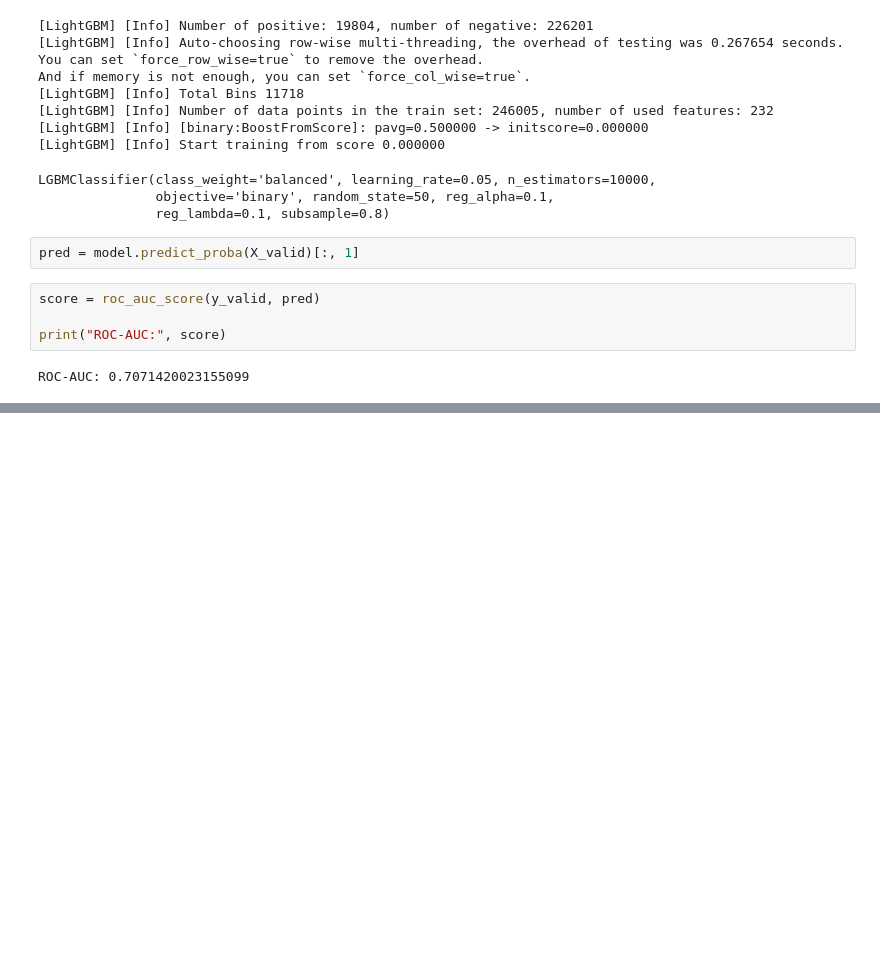
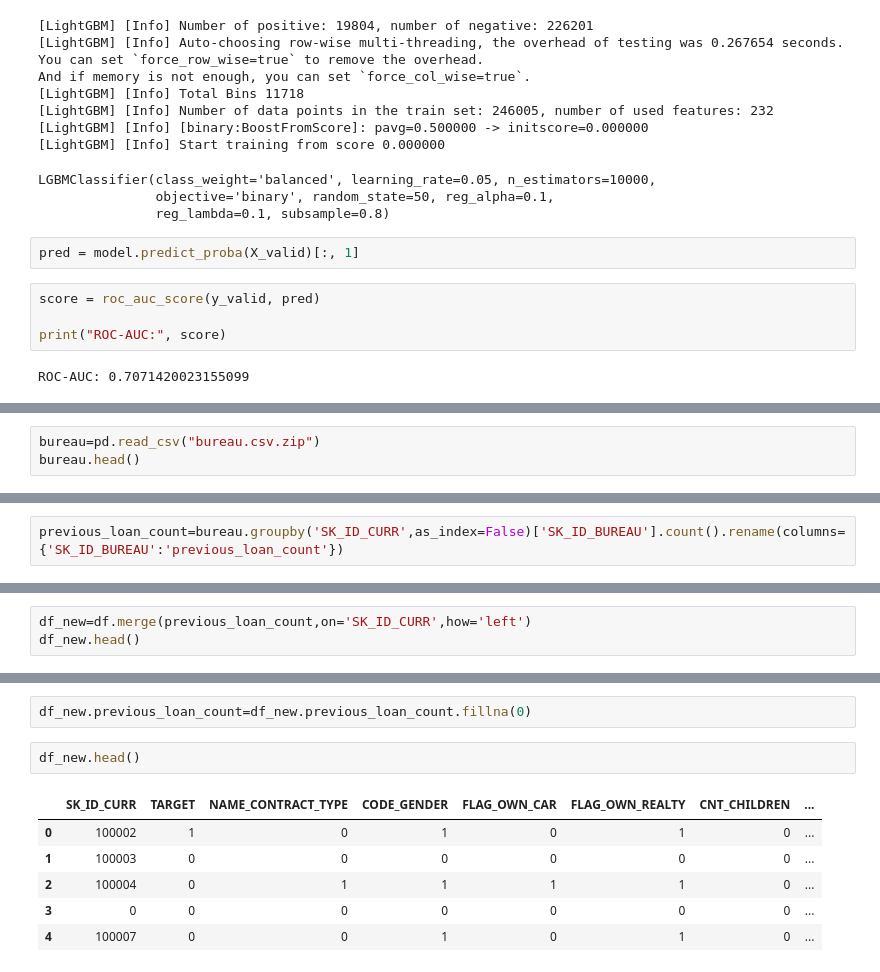
Before and after one commit to yuvraj619/Home_Credit_Default_Risk, a Jupyter notebook: home_credit_default_risk.ipynb, the cells around one changed output, grey strips where cells are left out. Drawn from its saved outputs; the diff is of its cells as text; blank space fills up the shorter version.

```diff
--- a/home_credit_default_risk.ipynb
+++ b/home_credit_default_risk.ipynb
@@ -570,0 +573,3 @@ ROC-AUC: 0.7071420023155099
+# %%
+bureau=pd.read_csv("bureau.csv.zip")
+bureau.head()
@@ -570,0 +583,2 @@ ROC-AUC: 0.7071420023155099
+# %%
+previous_loan_count=bureau.groupby('SK_ID_CURR',as_index=False)['SK_ID_BUREAU'].count().rename(columns={'SK_ID_BUREAU':'previous_loan_count'})
@@ -570,0 +594,3 @@ ROC-AUC: 0.7071420023155099
+# %%
+df_new=df.merge(previous_loan_count,on='SK_ID_CURR',how='left')
+df_new.head()
@@ -570,0 +604,11 @@ ROC-AUC: 0.7071420023155099
+# %%
+df_new.previous_loan_count=df_new.previous_loan_count.fillna(0)
+# %%
+df_new.head()
+# %% [output]
+|  | SK_ID_CURR | TARGET | NAME_CONTRACT_TYPE | CODE_GENDER | FLAG_OWN_CAR | FLAG_OWN_REALTY | CNT_CHILDREN | ... |
+| 0 | 100002 | 1 | 0 | 1 | 0 | 1 | 0 | ... |
+| 1 | 100003 | 0 | 0 | 0 | 0 | 0 | 0 | ... |
+| 2 | 100004 | 0 | 1 | 1 | 1 | 1 | 0 | ... |
+| 3 | 0 | 0 | 0 | 0 | 0 | 0 | 0 | ... |
+| 4 | 100007 | 0 | 0 | 1 | 0 | 1 | 0 | ... |
```
Also changed, not shown: parts of 4 cells of this notebook, 2 other files.
